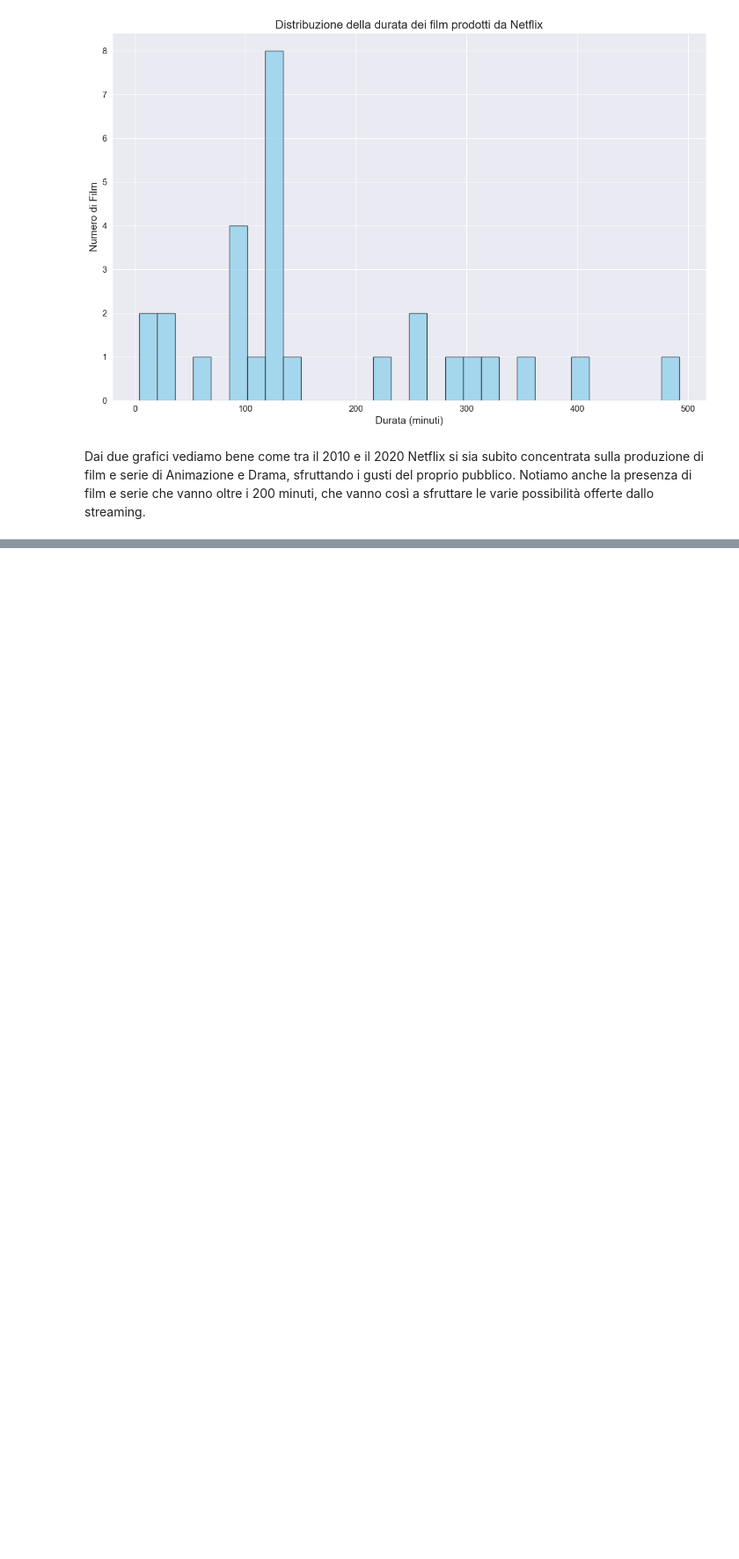
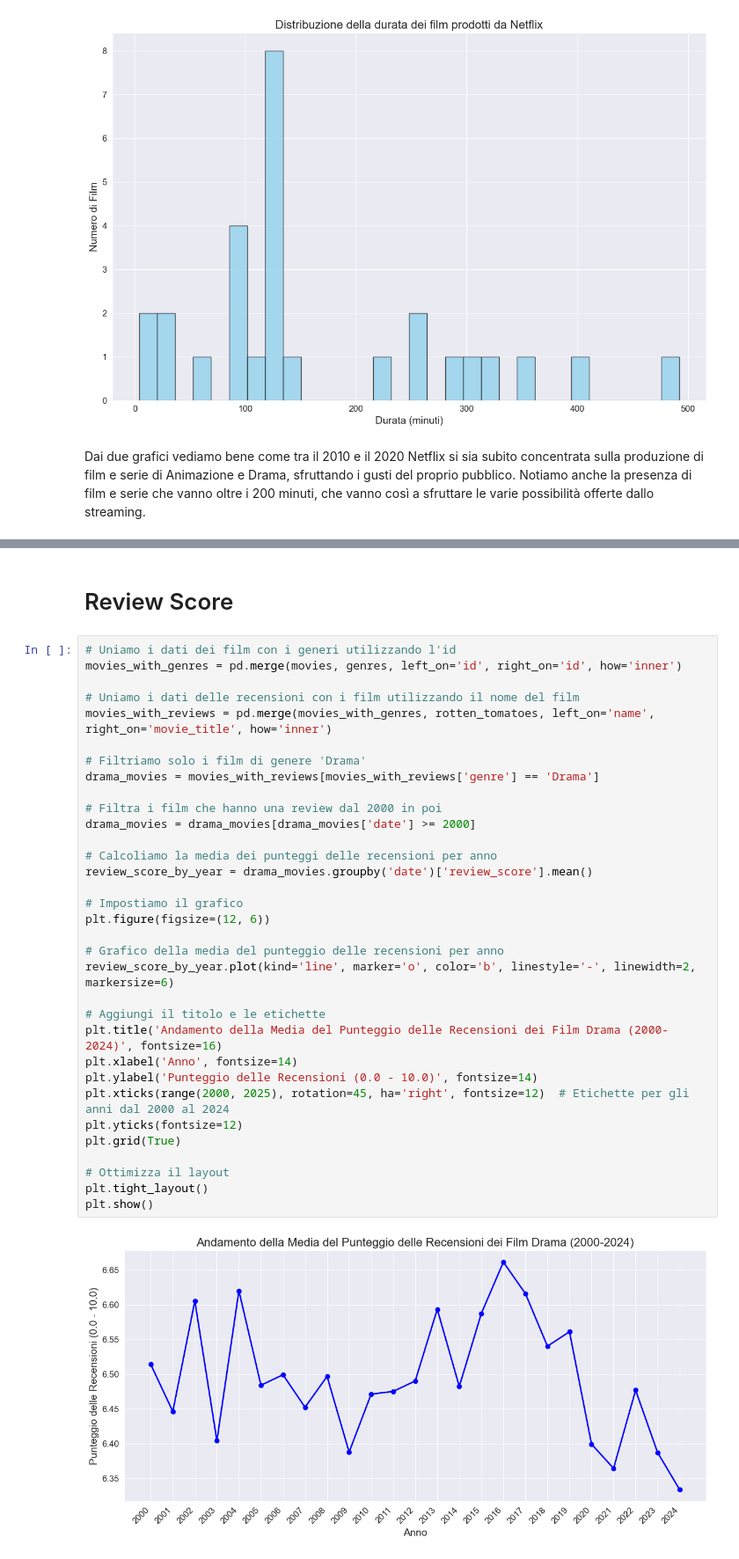
Before and after one commit to DavideGiordano77/MainDirectory, a Jupyter notebook: Solutions/data_visualization.ipynb, the cells around one changed output, grey strips where cells are left out. Shown at 88% size. Drawn from its saved outputs; the diff is of its cells as text; blank space fills up the shorter version.

```diff
--- a/Solutions/data_visualization.ipynb
+++ b/Solutions/data_visualization.ipynb
@@ -366,0 +406,37 @@ Dai due grafici vediamo bene come tra il 2010 e il 2020 Netflix si sia subito co
+# %% [markdown]
+# Review Score
+# %%
+# Uniamo i dati dei film con i generi utilizzando l'id
+movies_with_genres = pd.merge(movies, genres, left_on='id', right_on='id', how='inner')
+
+# Uniamo i dati delle recensioni con i film utilizzando il nome del film
+movies_with_reviews = pd.merge(movies_with_genres, rotten_tomatoes, left_on='name', right_on='movie_title', how='inner')
+
+# Filtriamo solo i film di genere 'Drama'
+drama_movies = movies_with_reviews[movies_with_reviews['genre'] == 'Drama']
+
+# Filtra i film che hanno una review dal 2000 in poi
+drama_movies = drama_movies[drama_movies['date'] >= 2000]
+
+# Calcoliamo la media dei punteggi delle recensioni per anno
+review_score_by_year = drama_movies.groupby('date')['review_score'].mean()
+
+# Impostiamo il grafico
+plt.figure(figsize=(12, 6))
+
+# Grafico della media del punteggio delle recensioni per anno
+review_score_by_year.plot(kind='line', marker='o', color='b', linestyle='-', linewidth=2, markersize=6)
+
+# Aggiungi il titolo e le etichette
+plt.title('Andamento della Media del Punteggio delle Recensioni dei Film Drama (2000-2024)', fontsize=16)
+plt.xlabel('Anno', fontsize=14)
+plt.ylabel('Punteggio delle Recensioni (0.0 - 10.0)', fontsize=14)
+plt.xticks(range(2000, 2025), rotation=45, ha='right', fontsize=12)  # Etichette per gli anni dal 2000 al 2024
+plt.yticks(fontsize=12)
+plt.grid(True)
+
+# Ottimizza il layout
+plt.tight_layout()
+plt.show()
+# %% [output]
+[figure, added]
```
Also changed, not shown: parts of 6 cells of this notebook.
